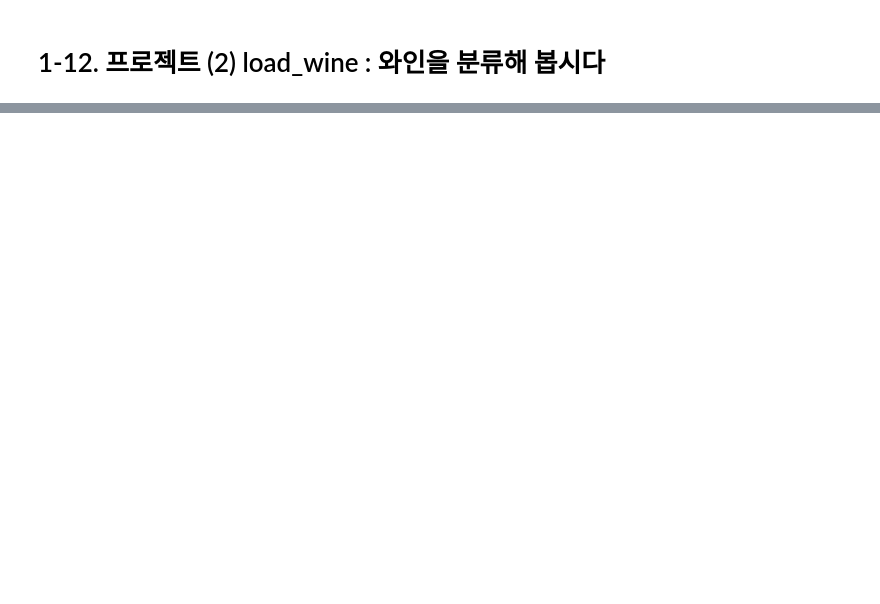
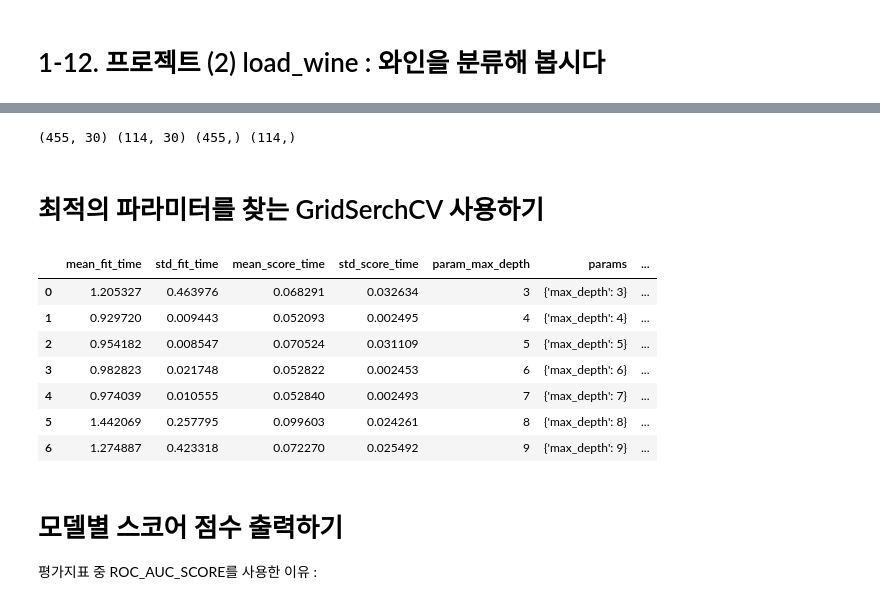
Before and after one commit to sgr1118/EX, a Jupyter notebook: [Exp_01]_Sklearn_Classifiers_with_toy_datasets(digits,_wine,_breast_cancer).ipynb, the cells around one changed output, grey strips where cells are left out. Cells and saved outputs as stored; diff of their text form; code cells hidden in the pictures; blank space fills up the shorter version.

```diff
--- a/[Exp_01]_Sklearn_Classifiers_with_toy_datasets(digits,_wine,_breast_cancer).ipynb
+++ b/[Exp_01]_Sklearn_Classifiers_with_toy_datasets(digits,_wine,_breast_cancer).ipynb
@@ -332,0 +323,40 @@ NameError: ignored
+# %%
+# (4) train, test 데이터 분리
+X = cancer_df.iloc[:, :-1]
+Y = cancer_df.iloc[:,-1]
+
+# train, test  8:2 분할, random_state=10 적용
+xtrain1, xtest1, ytrain1, ytest1 = train_test_split(X, Y,
+                                                   test_size = 0.2,
+                                                   random_state=10)
+
+print(xtrain1.shape, xtest1.shape, ytrain1.shape, ytest1.shape)
+# (455, 30) (114, 30) (455,) (114,) 분할이 잘 됐음을 확인
+# %% [output]
+(455, 30) (114, 30) (455,) (114,)
+# %% [markdown]
+# 최적의 파라미터를 찾는 GridSerchCV 사용하기
+# %%
+# 최적의 파라미터 찾기 (max_depth)
+params = {'max_depth': range(3, 10)}
+model = RandomForestClassifier(500, random_state=10)
+gs = GridSearchCV(model, params, cv=5)
+gs.fit(X, Y)
+result = pd.DataFrame(gs.cv_results_)
+print(result)
+#model = gs.best_estimator_
+#print(model.score(xtest1, ytest1), gs.score(xtest1, ytest1), gs.best_params_)
+# 확인해본 결과 max_depth = 7 일때 최적의 파라미터인것을 확인할 수 있다
+# %% [output]
+|  | mean_fit_time | std_fit_time | mean_score_time | std_score_time | param_max_depth | params | ... |
+| 0 | 1.205327 | 0.463976 | 0.068291 | 0.032634 | 3 | {'max_depth': 3} | ... |
+| 1 | 0.929720 | 0.009443 | 0.052093 | 0.002495 | 4 | {'max_depth': 4} | ... |
+| 2 | 0.954182 | 0.008547 | 0.070524 | 0.031109 | 5 | {'max_depth': 5} | ... |
+| 3 | 0.982823 | 0.021748 | 0.052822 | 0.002453 | 6 | {'max_depth': 6} | ... |
+| 4 | 0.974039 | 0.010555 | 0.052840 | 0.002493 | 7 | {'max_depth': 7} | ... |
+| 5 | 1.442069 | 0.257795 | 0.099603 | 0.024261 | 8 | {'max_depth': 8} | ... |
+| 6 | 1.274887 | 0.423318 | 0.072270 | 0.025492 | 9 | {'max_depth': 9} | ... |
+# %% [markdown]
+# 모델별 스코어 점수 출력하기
+평가지표 중 ROC_AUC_SCORE를 사용한 이유
+:
```
Also changed, not shown: parts of 36 cells of this notebook.
